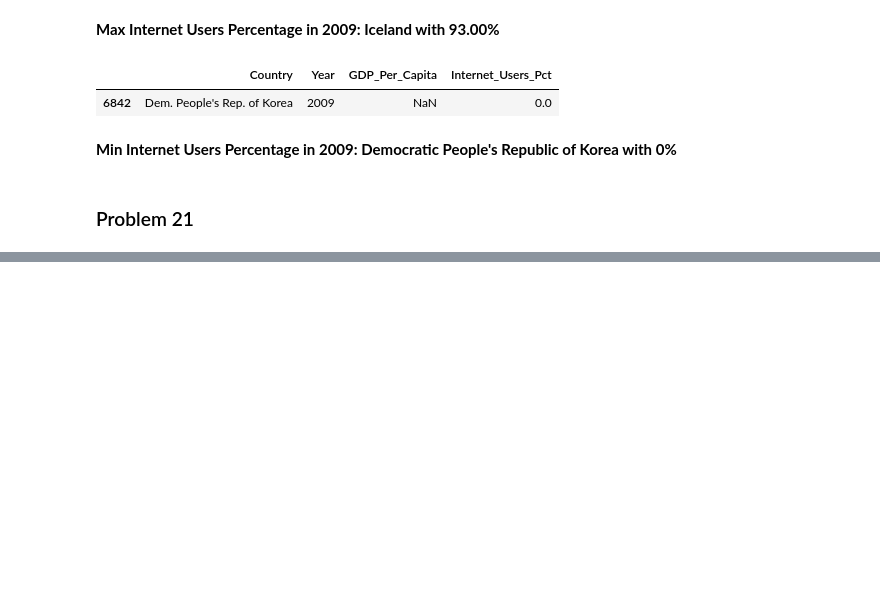
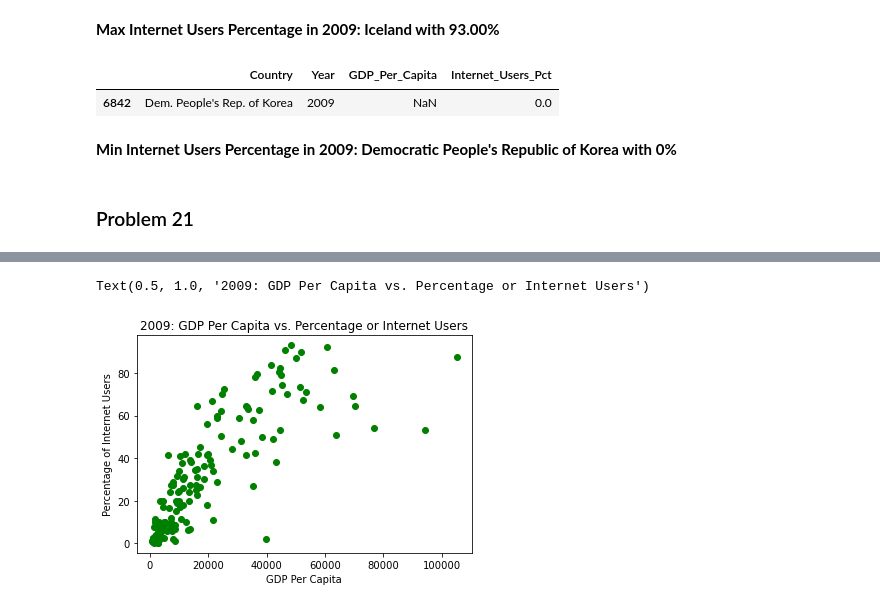
Before and after one commit to jrioross/UN_gdp_internet_python, a Jupyter notebook: notebooks/gdp_python_project_JRR.ipynb, the cells around one changed output, grey strips where cells are left out. Saved outputs shown, nothing was run; the diff lists cells and outputs as text; code cells hidden in the pictures; blank space fills up the shorter version.

```diff
--- a/notebooks/gdp_python_project_JRR.ipynb
+++ b/notebooks/gdp_python_project_JRR.ipynb
@@ -294,0 +324,8 @@ gdp_int_2009[gdp_int_2009.Internet_Users_Pct == min(gdp_int_2009.Internet_Users_
+# %%
+plt.scatter(gdp_int_2009.GDP_Per_Capita, gdp_int_2009.Internet_Users_Pct, c='green')
+plt.xlabel('GDP Per Capita')
+plt.ylabel('Percentage of Internet Users')
+plt.title('2009: GDP Per Capita vs. Percentage or Internet Users')
+# %% [output]
+Text(0.5, 1.0, '2009: GDP Per Capita vs. Percentage or Internet Users')
+[figure, added]
```
Also changed, not shown: parts of 26 cells of this notebook.
